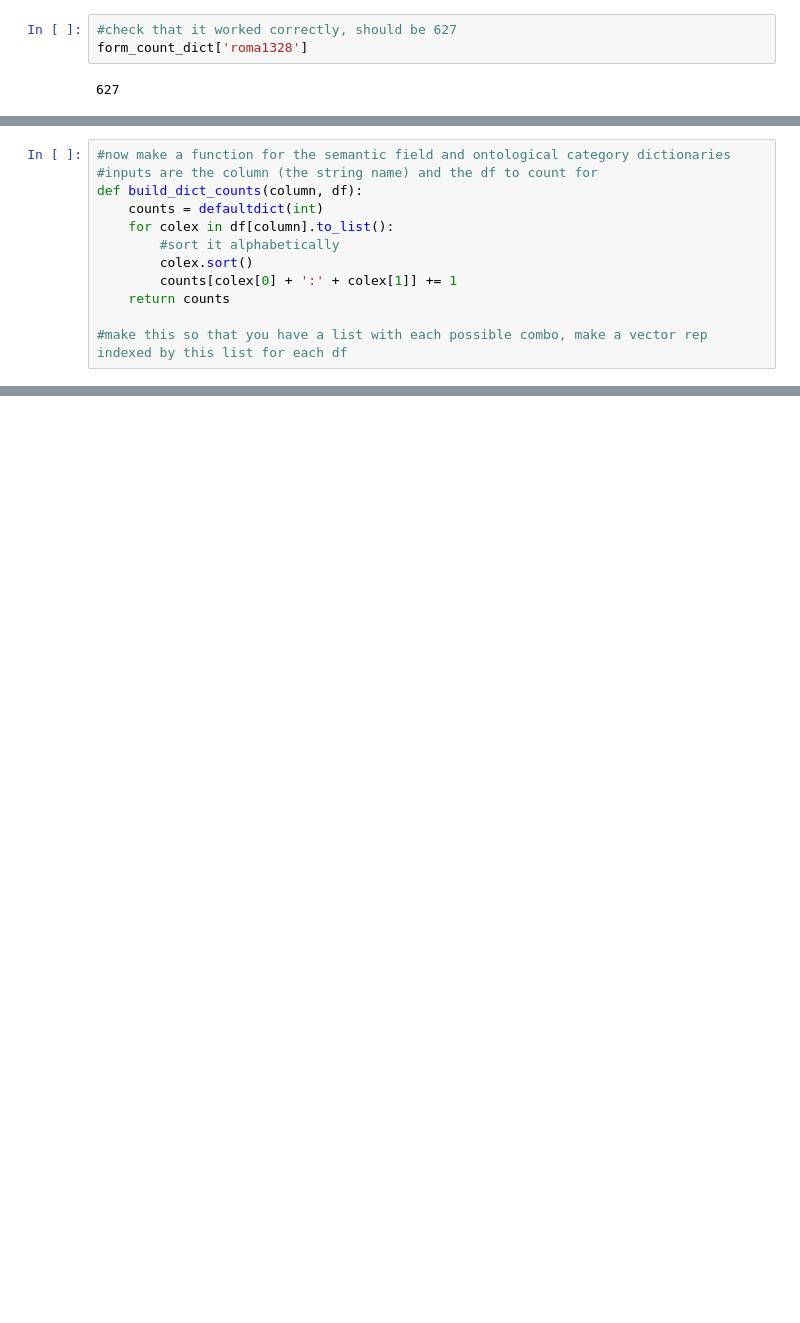
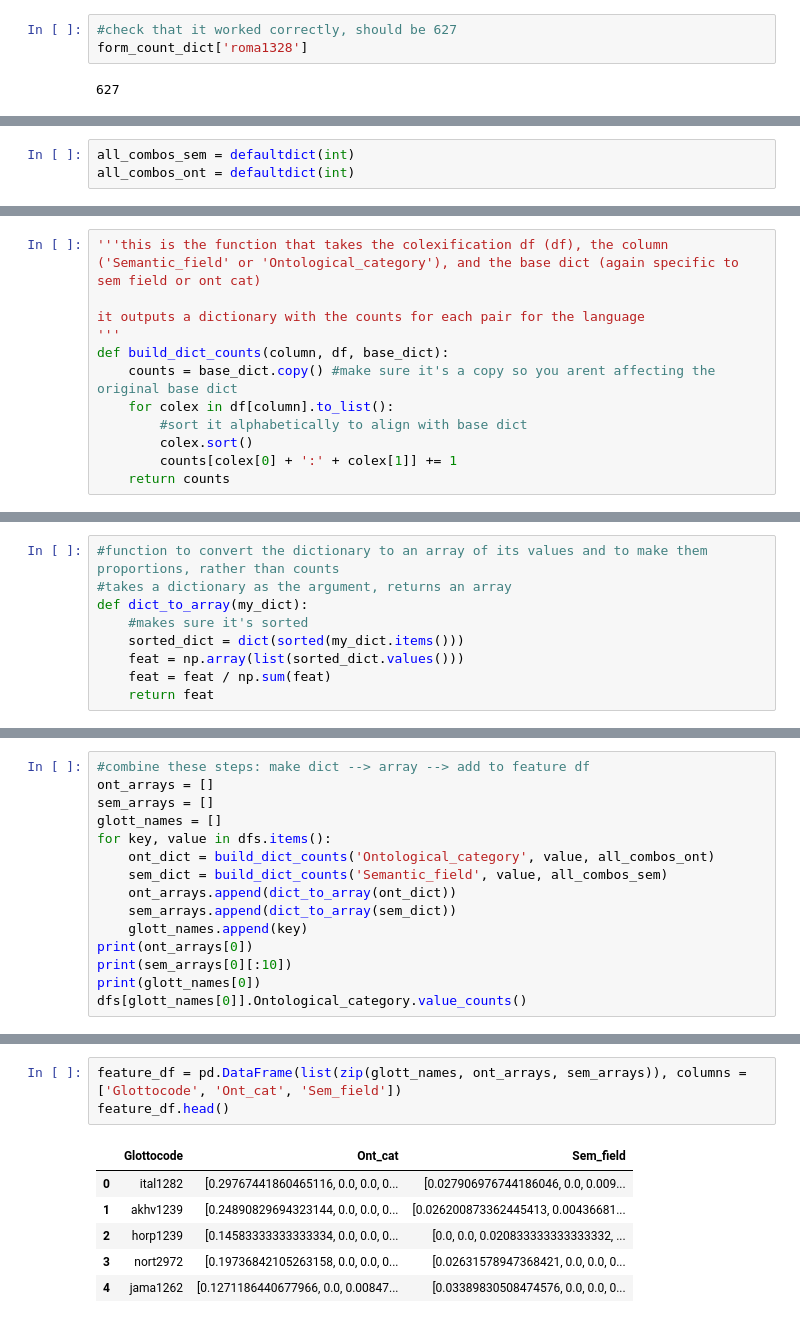
Before and after one commit to Data-Science-for-Linguists-2024/Colexification, a Jupyter notebook: notebooks/progress_report3.ipynb, the cells around one changed output, grey strips where cells are left out. Cells and saved outputs as stored; diff of their text form; blank space fills up the shorter version.

```diff
--- a/notebooks/progress_report3.ipynb
+++ b/notebooks/progress_report3.ipynb
@@ -162,0 +215,3 @@ def build_lang_df(glottocode):
+# %%
+all_combos_sem = defaultdict(int)
+all_combos_ont = defaultdict(int)
@@ -163,12 +238,13 @@ def build_lang_df(glottocode):
 # %%
-#now make a function for the semantic field and ontological category dictionaries
-#inputs are the column (the string name) and the df to count for
-def build_dict_counts(column, df):
-    counts = defaultdict(int)
+'''this is the function that takes the colexification df (df), the column
+('Semantic_field' or 'Ontological_category'), and the base dict (again specific to sem field or ont cat)
+
+it outputs a dictionary with the counts for each pair for the language
+'''
+def build_dict_counts(column, df, base_dict):
+    counts = base_dict.copy() #make sure it's a copy so you arent affecting the original base dict
     for colex in df[column].to_list():
-        #sort it alphabetically
+        #sort it alphabetically to align with base dict
         colex.sort()
         counts[colex[0] + ':' + colex[1]] += 1
     return counts
-
-#make this so that you have a list with each possible combo, make a vector rep indexed by this list for each df
@@ -174,0 +297,9 @@ def build_dict_counts(column, df):
+# %%
+#function to convert the dictionary to an array of its values and to make them proportions, rather than counts
+#takes a dictionary as the argument, returns an array
+def dict_to_array(my_dict):
+    #makes sure it's sorted
+    sorted_dict = dict(sorted(my_dict.items()))
+    feat = np.array(list(sorted_dict.values()))
+    feat = feat / np.sum(feat)
+    return feat
@@ -174,0 +315,15 @@ def build_dict_counts(column, df):
+# %%
+#combine these steps: make dict --> array --> add to feature df
+ont_arrays = []
+sem_arrays = []
+glott_names = []
+for key, value in dfs.items():
+    ont_dict = build_dict_counts('Ontological_category', value, all_combos_ont)
+    sem_dict = build_dict_counts('Semantic_field', value, all_combos_sem)
+    ont_arrays.append(dict_to_array(ont_dict))
+    sem_arrays.append(dict_to_array(sem_dict))
+    glott_names.append(key)
+print(ont_arrays[0])
+print(sem_arrays[0][:10])
+print(glott_names[0])
+dfs[glott_names[0]].Ontological_category.value_counts()
@@ -174,0 +349,10 @@ def build_dict_counts(column, df):
+# %%
+feature_df = pd.DataFrame(list(zip(glott_names, ont_arrays, sem_arrays)), columns = ['Glottocode', 'Ont_cat', 'Sem_field'])
+feature_df.head()
+# %% [output]
+|  | Glottocode | Ont_cat | Sem_field |
+| 0 | ital1282 | [0.29767441860465116, 0.0, 0.0, 0... | [0.027906976744186046, 0.0, 0.009... |
+| 1 | akhv1239 | [0.24890829694323144, 0.0, 0.0, 0... | [0.026200873362445413, 0.00436681... |
+| 2 | horp1239 | [0.14583333333333334, 0.0, 0.0, 0... | [0.0, 0.0, 0.020833333333333332, ... |
+| 3 | nort2972 | [0.19736842105263158, 0.0, 0.0, 0... | [0.02631578947368421, 0.0, 0.0, 0... |
+| 4 | jama1262 | [0.1271186440677966, 0.0, 0.00847... | [0.03389830508474576, 0.0, 0.0, 0... |
```
Also changed, not shown: parts of 28 cells of this notebook.
